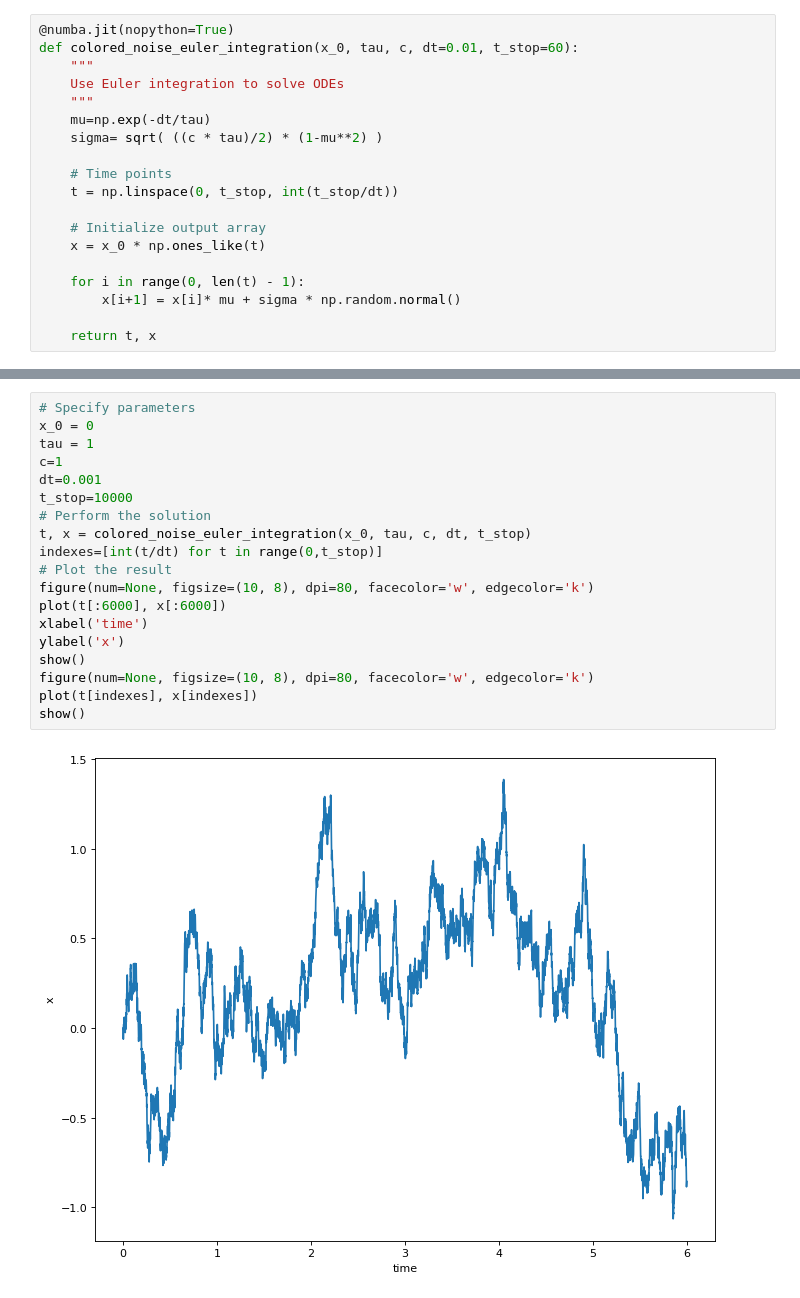
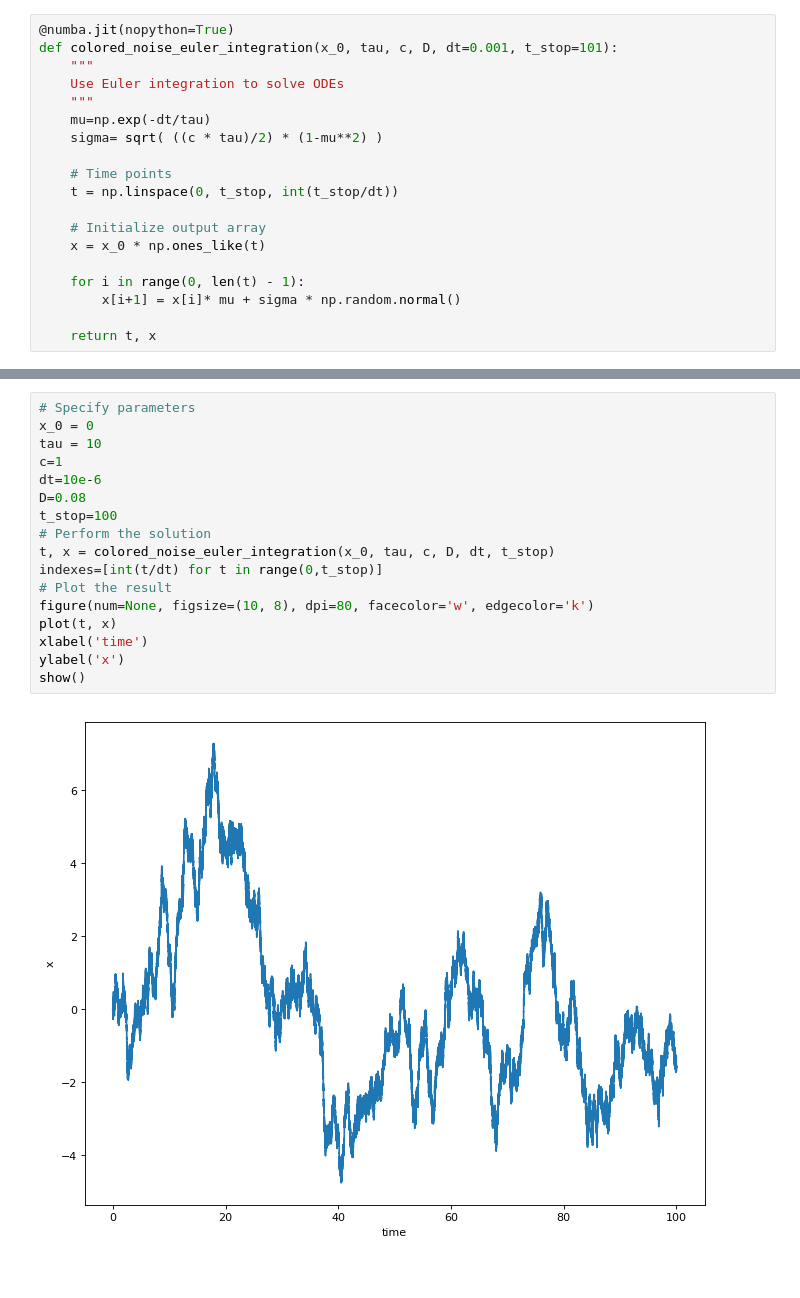
Before and after one commit to carfuentes/notebooks-tests, a Jupyter notebook: Colored-noise.ipynb, the cells around one changed output, grey strips where cells are left out. Cells and saved outputs as stored; diff of their text form.

```diff
--- a/Colored-noise.ipynb
+++ b/Colored-noise.ipynb
@@ -6,6 +8,6 @@ import numba
 # %%
 @numba.jit(nopython=True)
-def colored_noise_euler_integration(x_0, tau, c, dt=0.01, t_stop=60):
+def colored_noise_euler_integration(x_0, tau, c, D, dt=0.001, t_stop=101):
     """
     Use Euler integration to solve ODEs
     """
@@ -25,21 +40,19 @@ def colored_noise_euler_integration(x_0, tau, c, dt=0.01, t_stop=60):
 # %%
 # Specify parameters
 x_0 = 0
-tau = 1
+tau = 10
 c=1
-dt=0.001
-t_stop=10000
+dt=10e-6
+D=0.08
+t_stop=100
 # Perform the solution
-t, x = colored_noise_euler_integration(x_0, tau, c, dt, t_stop)
+t, x = colored_noise_euler_integration(x_0, tau, c, D, dt, t_stop)
 indexes=[int(t/dt) for t in range(0,t_stop)]
 # Plot the result
 figure(num=None, figsize=(10, 8), dpi=80, facecolor='w', edgecolor='k')
-plot(t[:6000], x[:6000])
+plot(t, x)
 xlabel('time')
 ylabel('x')
 show()
-figure(num=None, figsize=(10, 8), dpi=80, facecolor='w', edgecolor='k')
-plot(t[indexes], x[indexes])
-show()
 # %% [output]
-[figure, old version]
+[figure, new version]
```
Also changed, not shown: parts of 20 cells of this notebook, 2 other files.
